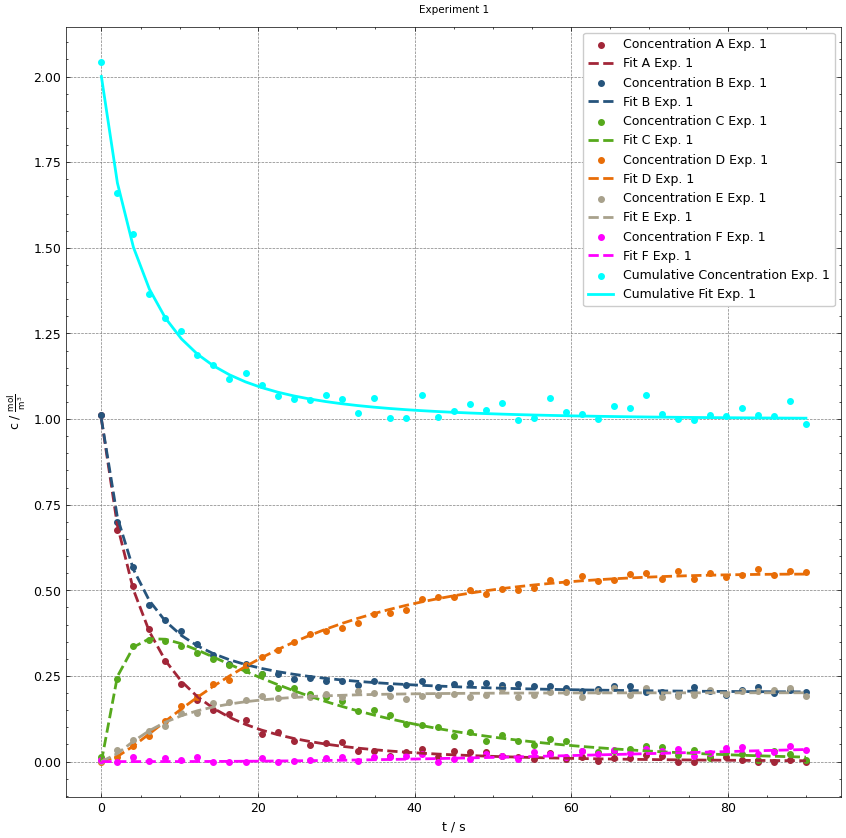
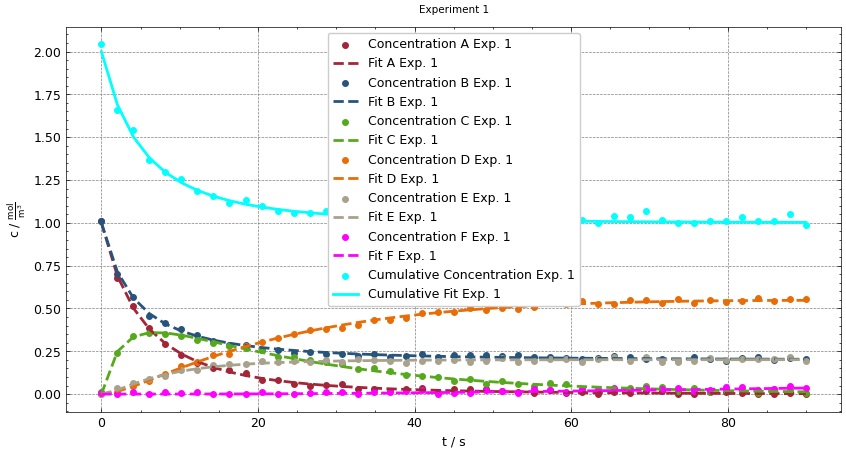
The change to this notebook cell's code, shown as a diff; its figure went from the first image to the second:
--- before
+++ after
@@ -139,5 +139,5 @@
 
     exp_idx = exp - 1
-    fig, ax = plt.subplots(figsize=(10,10))
+    fig, ax = plt.subplots(figsize=(10,5))
     cumulative = 0
     cumulative_fit = 0

Commit: Changed Plotsize